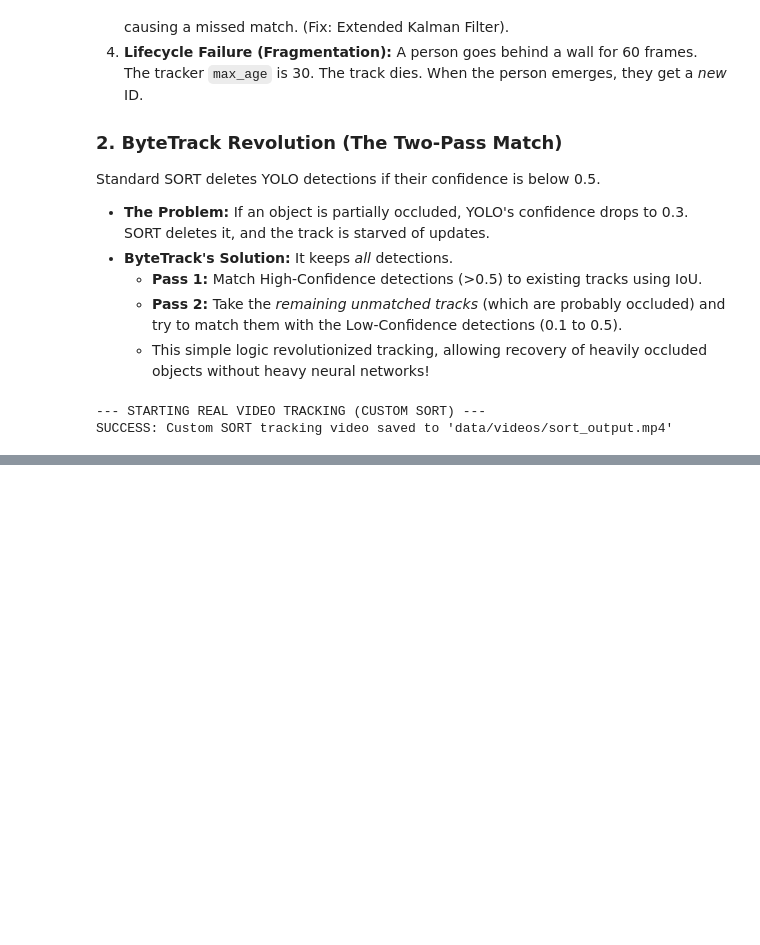
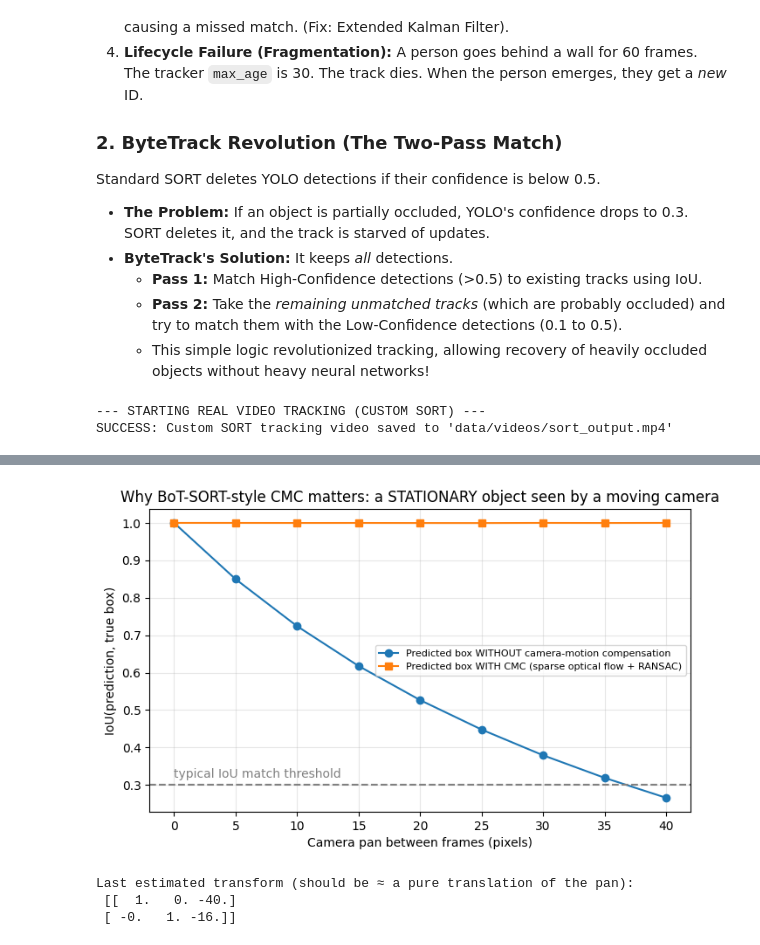
Before and after one commit to AliFazelniya/computer_vision_oly, a Jupyter notebook: object_tracking/sheet.ipynb, the cells around one changed output, grey strips where cells are left out. Cells and saved outputs as stored; diff of their text form; code cells hidden in the pictures; blank space fills up the shorter version.

```diff
--- a/object_tracking/sheet.ipynb
+++ b/object_tracking/sheet.ipynb
@@ -412,0 +794,64 @@ When evaluating on MOTChallenge, if your tracker fails, ask these 4 questions:
+# %%
+# ── CONCEPT DEMO 1: Camera-Motion Compensation from scratch ─────────────────────────────────
+def make_textured_world(h=480, w=640, seed=0):
+    """A static 'world' full of blobs: gives optical flow something to lock onto."""
+    rng = np.random.default_rng(seed)
+    world = np.full((h, w), 30, np.uint8)
+    for _ in range(350):
+        cv2.circle(world, (int(rng.integers(0, w)), int(rng.integers(0, h))),
+                   int(rng.integers(3, 10)), int(rng.integers(90, 255)), -1)
+    return cv2.GaussianBlur(world, (3, 3), 0)
+
+def camera_view(world, cam_x, cam_y):
+    """What the camera sees when it is panned to (cam_x, cam_y): the world shifts the opposite way."""
+    M = np.float32([[1, 0, -cam_x], [0, 1, -cam_y]])
+    return cv2.warpAffine(world, M, (world.shape[1], world.shape[0]))
+
+IDENTITY = np.array([[1, 0, 0], [0, 1, 0]], np.float32)
+
+def estimate_cmc(prev_gray, curr_gray):
+    """Sparse optical flow + RANSAC similarity transform (the `sparseOptFlow` recipe)."""
+    pts0 = cv2.goodFeaturesToTrack(prev_gray, maxCorners=300, qualityLevel=0.01, minDistance=8)
+    if pts0 is None:
+        return IDENTITY
+    pts1, status, _ = cv2.calcOpticalFlowPyrLK(prev_gray, curr_gray, pts0, None, winSize=(21, 21), maxLevel=3)
+    good = status.ravel() == 1
+    if good.sum() < 4:
+        return IDENTITY
+    A, _ = cv2.estimateAffinePartial2D(pts0[good], pts1[good], method=cv2.RANSAC, ransacReprojThreshold=3.0)
+    return A if A is not None else IDENTITY
+
+def warp_box(box, A):
+    """Apply a 2x3 affine matrix to an xyxy box (via its four corners)."""
+    x1, y1, x2, y2 = box
+    corners = np.array([[x1, y1], [x2, y1], [x2, y2], [x1, y2]], np.float32)
+    w = corners @ A[:, :2].T + A[:, 2]
+    return [w[:, 0].min(), w[:, 1].min(), w[:, 0].max(), w[:, 1].max()]
+
+world     = make_textured_world()
+world_box = [250, 200, 330, 300]            # a parked car: STATIONARY in the world
+speeds, iou_no_cmc, iou_cmc = list(range(0, 41, 5)), [], []
+
+for s in speeds:
+    cam_prev, cam_curr = (0, 0), (s, 0.4 * s)                          # camera pans between two frames
+    prev_view, curr_view = camera_view(world, *cam_prev), camera_view(world, *cam_curr)
+    prev_box = [world_box[0] - cam_prev[0], world_box[1] - cam_prev[1], world_box[2] - cam_prev[0], world_box[3] - cam_prev[1]]
+    true_box = [world_box[0] - cam_curr[0], world_box[1] - cam_curr[1], world_box[2] - cam_curr[0], world_box[3] - cam_curr[1]]
+
+    iou_no_cmc.append(calculate_iou(prev_box, true_box))               # tracker's prediction = "it hasn't moved"
+    A = estimate_cmc(prev_view, curr_view)
+    iou_cmc.append(calculate_iou(warp_box(prev_box, A), true_box))     # prediction after compensating the camera
+
+plt.figure(figsize=(8, 4.5))
+plt.plot(speeds, iou_no_cmc, "o-", label="Predicted box WITHOUT camera-motion compensation")
+plt.plot(speeds, iou_cmc, "s-", label="Predicted box WITH CMC (sparse optical flow + RANSAC)")
+plt.axhline(0.3, ls="--", c="gray"); plt.text(0, 0.32, "typical IoU match threshold", color="gray")
+plt.xlabel("Camera pan between frames (pixels)"); plt.ylabel("IoU(prediction, true box)")
+plt.title("Why BoT-SORT-style CMC matters: a STATIONARY object seen by a moving camera")
+plt.legend(loc="center right", fontsize=8); plt.grid(alpha=.3); plt.show()
+print("Last estimated transform (should be ≈ a pure translation of the pan):\n", np.round(A, 2))
+# %% [output]
+[figure, added]
+Last estimated transform (should be ≈ a pure translation of the pan):
+ [[  1.   0. -40.]
+ [ -0.   1. -16.]]
```
Also changed, not shown: parts of 61 cells of this notebook, 20 other files.
